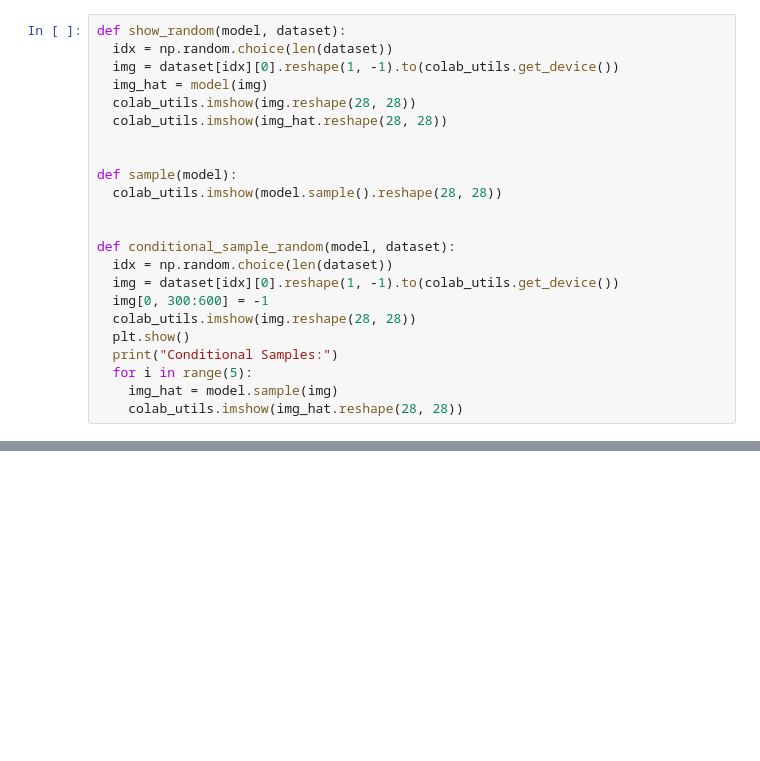
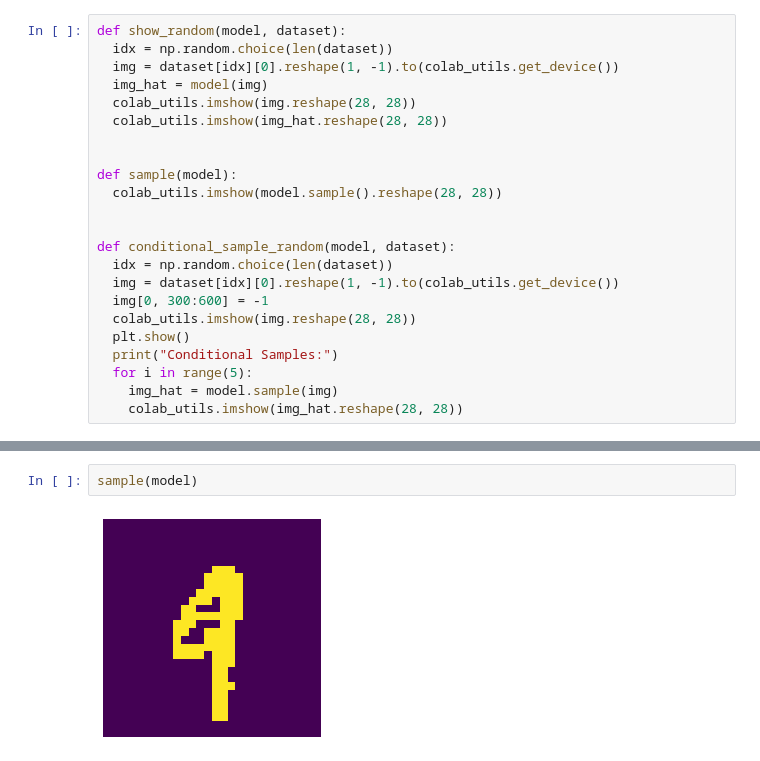
Before and after one commit to EugenHotaj/pytorch-generative, a Jupyter notebook: MADE.ipynb, the cells around one changed output, grey strips where cells are left out. Drawn from its saved outputs; the diff is of its cells as text; blank space fills up the shorter version.

```diff
--- a/MADE.ipynb
+++ b/MADE.ipynb
@@ -190,0 +248,4 @@ show_random(model, test_loader.dataset)
+# %%
+sample(model)
+# %% [output]
+[figure, added]
```
Also changed, not shown: parts of 8 cells of this notebook.
